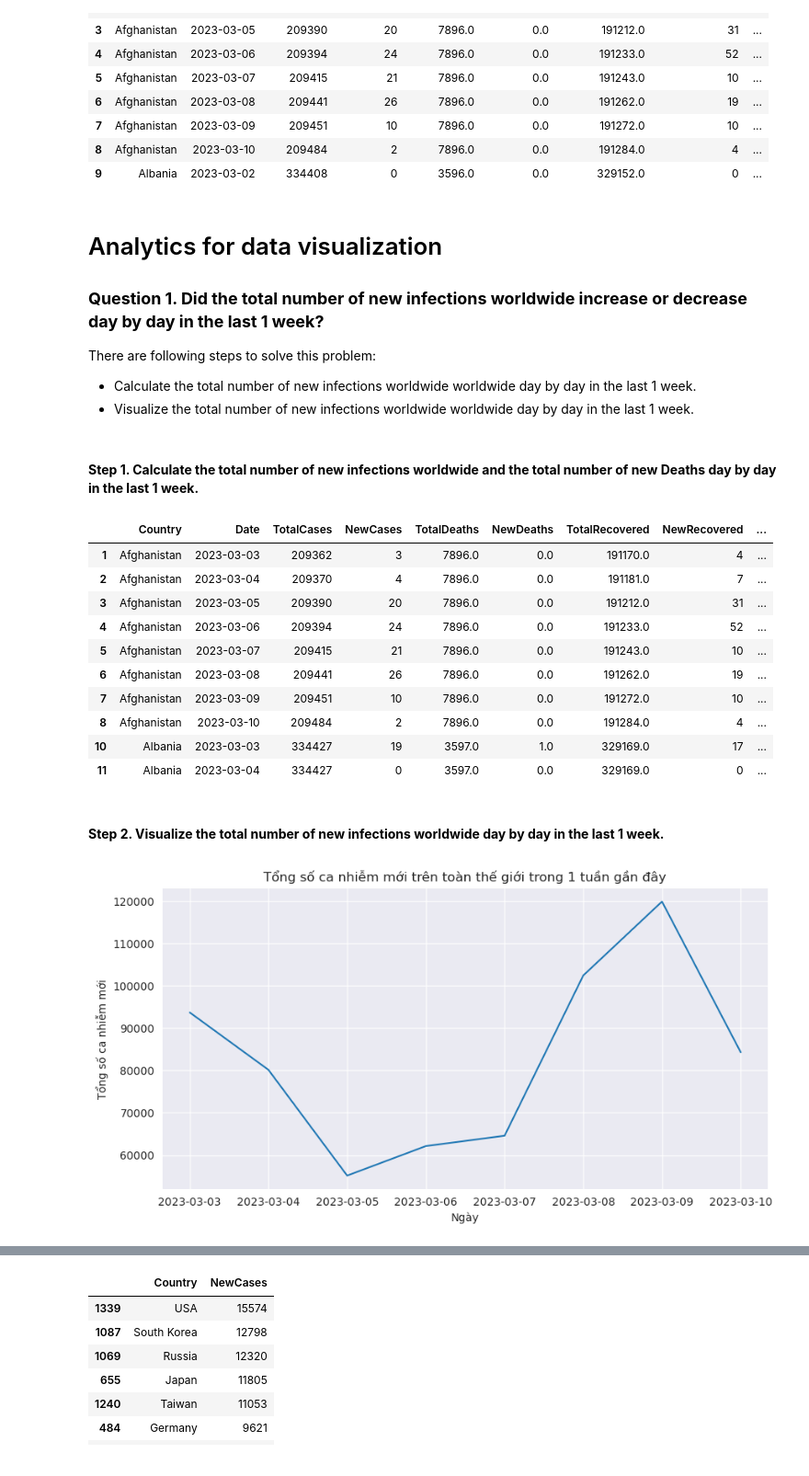
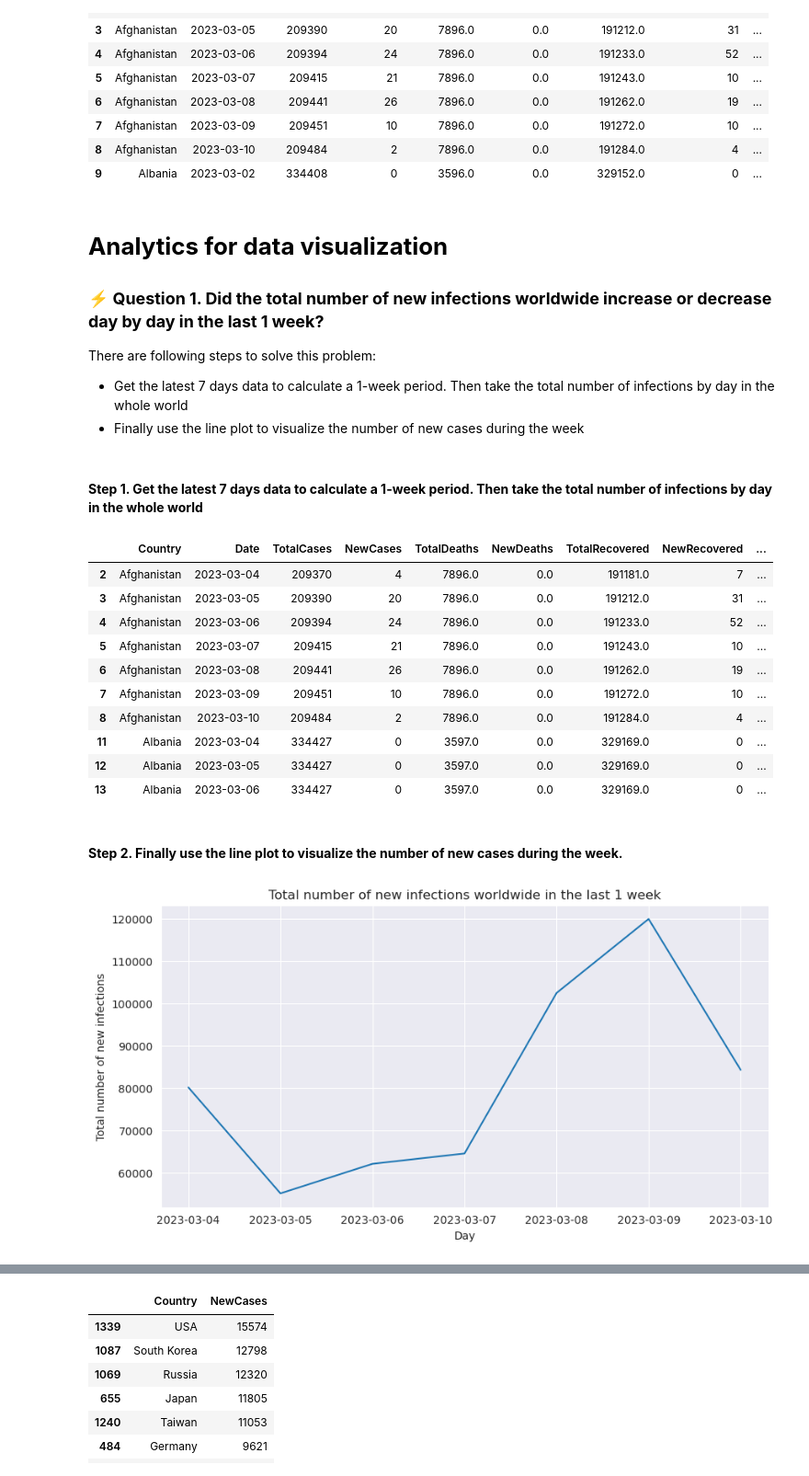
Before and after one commit to nnaaaa/Lab-DataVisualize, a Jupyter notebook: visualize/question1.ipynb, the cells around one changed output, grey strips where cells are left out. Shown at 92% size. Cells and saved outputs as stored; diff of their text form; code cells hidden in the pictures.

Commit message:
Fix - 01 | Fix question 1, 2, 3, 6, 7, 8

```diff
--- a/visualize/question1.ipynb
+++ b/visualize/question1.ipynb
@@ -24,20 +24,19 @@ df.head(10)
 | 8 | Afghanistan | 2023-03-10 | 209484 | 2 | 7896.0 | 0.0 | 191284.0 | 4 | ... |
 | 9 | Albania | 2023-03-02 | 334408 | 0 | 3596.0 | 0.0 | 329152.0 | 0 | ... |
 # %% [markdown]
-# Analytics for data visualization
-### **Question 1. Did the total number of new infections worldwide increase or decrease day by day in the last 1 week?**
+# <strong> Analytics for data visualization</strong>
+### &#9889; **Question 1. Did the total number of new infections worldwide increase or decrease day by day in the last 1 week?**
 There are following steps to solve this problem:
-- Calculate the total number of new infections worldwide worldwide day by day in the last 1 week.
-- Visualize the total number of new infections worldwide worldwide day by day in the last 1 week.
+- Get the latest 7 days data to calculate a 1-week period. Then take the total number of infections by day in the whole world
+- Finally use the line plot to visualize the number of new cases during the week
-# %% [markdown]
-#### **Step 1. Calculate the total number of new infections worldwide and the total number of new Deaths day by day in the last 1 week.**
+# %% [markdown]
+#### **Step 1. Get the latest 7 days data to calculate a 1-week period. Then take the total number of infections by day in the whole world**
 # %%
-#Lấy dữ liệu từ ngày 3/3/2023 tới ngày 10/3/2023
-df = df.loc[(df['Date'] >= '2023-03-03') & (df['Date'] <= '2023-03-10')]
+#Lấy dữ liệu từ ngày 4/3/2023 tới ngày 10/3/2023
+df = df.loc[(df['Date'] >= '2023-03-04') & (df['Date'] <= '2023-03-10')]
 df.head(10)
 # %% [output]
 |  | Country | Date | TotalCases | NewCases | TotalDeaths | NewDeaths | TotalRecovered | NewRecovered | ... |
-| 1 | Afghanistan | 2023-03-03 | 209362 | 3 | 7896.0 | 0.0 | 191170.0 | 4 | ... |
 | 2 | Afghanistan | 2023-03-04 | 209370 | 4 | 7896.0 | 0.0 | 191181.0 | 7 | ... |
 | 3 | Afghanistan | 2023-03-05 | 209390 | 20 | 7896.0 | 0.0 | 191212.0 | 31 | ... |
 | 4 | Afghanistan | 2023-03-06 | 209394 | 24 | 7896.0 | 0.0 | 191233.0 | 52 | ... |
@@ -45,21 +44,21 @@ df.head(10)
 | 6 | Afghanistan | 2023-03-08 | 209441 | 26 | 7896.0 | 0.0 | 191262.0 | 19 | ... |
 | 7 | Afghanistan | 2023-03-09 | 209451 | 10 | 7896.0 | 0.0 | 191272.0 | 10 | ... |
 | 8 | Afghanistan | 2023-03-10 | 209484 | 2 | 7896.0 | 0.0 | 191284.0 | 4 | ... |
-| 10 | Albania | 2023-03-03 | 334427 | 19 | 3597.0 | 1.0 | 329169.0 | 17 | ... |
 | 11 | Albania | 2023-03-04 | 334427 | 0 | 3597.0 | 0.0 | 329169.0 | 0 | ... |
+| 12 | Albania | 2023-03-05 | 334427 | 0 | 3597.0 | 0.0 | 329169.0 | 0 | ... |
+| 13 | Albania | 2023-03-06 | 334427 | 0 | 3597.0 | 0.0 | 329169.0 | 0 | ... |
 # %%
 #Tính tổng số ca nhiễm của từng ngày
 df_allWorld = df.groupby('Date')['NewCases'].sum().reset_index()
 # %% [markdown]
-#### **Step 2. Visualize the total number of new infections worldwide day by day in the last 1 week.**
+#### **Step 2. Finally use the line plot to visualize the number of new cases during the week.**
 # %%
-#Vẽ biểu đồ đường thể hiện số ca nhiễm của từng ngày trong tuần sử dụng thư viện seaborn
 plt.figure(figsize=(10,5))
 sns.set_style("darkgrid")
 sns.lineplot(x="Date", y="NewCases", data=df_allWorld)
-plt.title('Tổng số ca nhiễm mới trên toàn thế giới trong 1 tuần gần đây')
-plt.xlabel('Ngày')
-plt.ylabel('Tổng số ca nhiễm mới')
+plt.title('Total number of new infections worldwide in the last 1 week')
+plt.xlabel('Day')
+plt.ylabel('Total number of new infections')
 plt.show()
 # %% [output]
-[figure, old version]
+[figure, new version]
```
Also changed, not shown: parts of 8 cells of this notebook, 4 other files.
